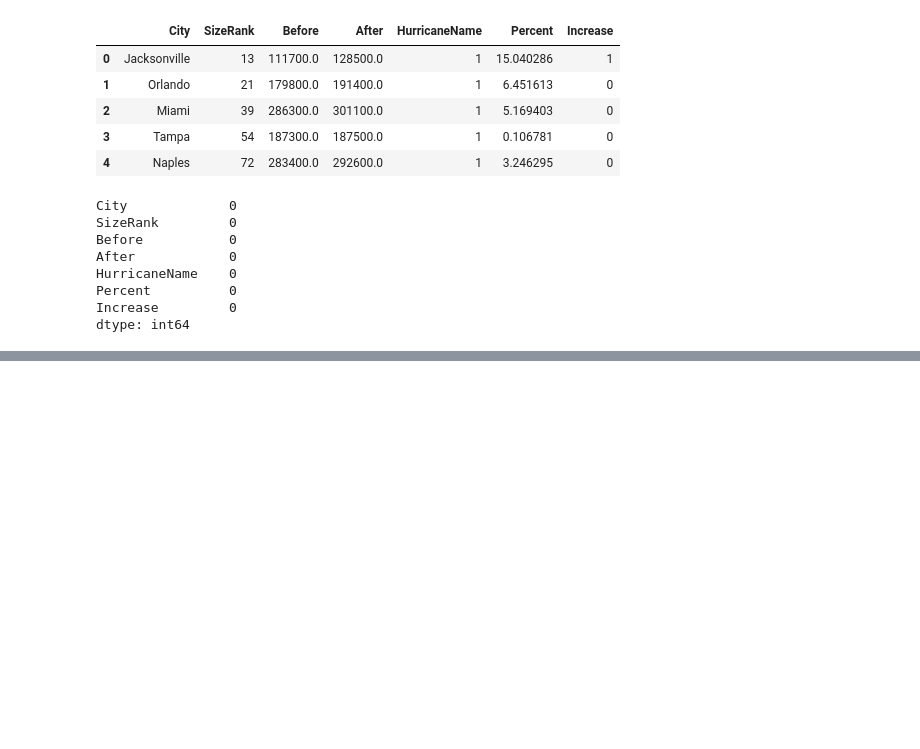
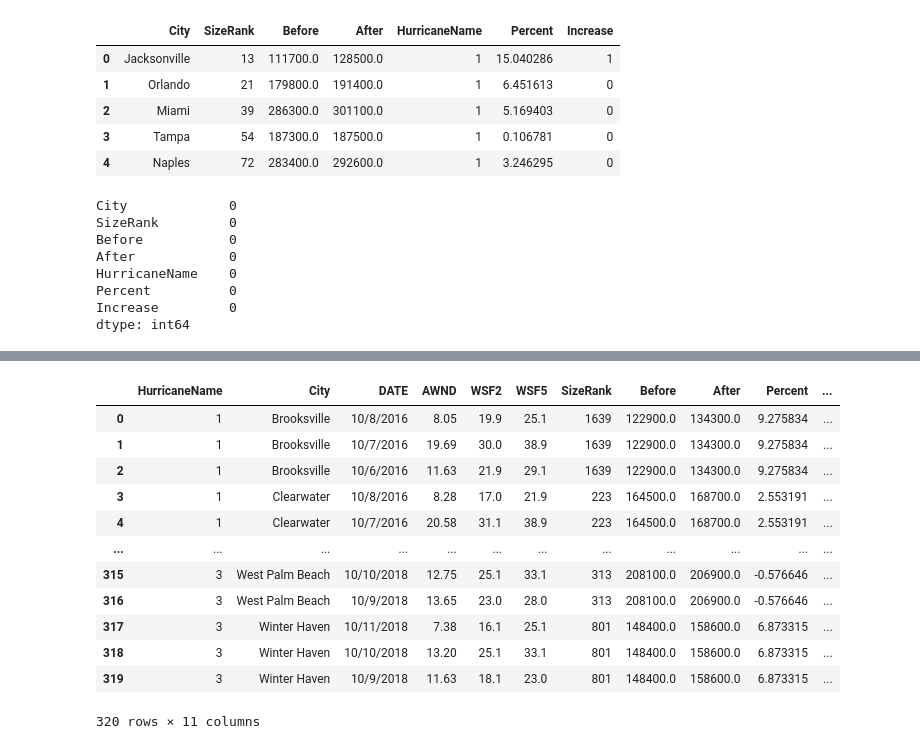
Before and after one commit to SSGrasland/Modeling-Hurricane-Impact-on-Florida-Real-Estate-Value-, a Jupyter notebook: HousingValueLogisticRegression.ipynb, the cells around one changed output, grey strips where cells are left out. Saved outputs shown, nothing was run; the diff lists cells and outputs as text; code cells hidden in the pictures; blank space fills up the shorter version.

```diff
--- a/HousingValueLogisticRegression.ipynb
+++ b/HousingValueLogisticRegression.ipynb
@@ -244,0 +164,5 @@ df
+# %%
+hurricane = pd.read_csv(r'data\hurricane.csv')
+housing =  pd.read_csv(r'data\housing.csv')
+# %%
+hurricane.set_index(['HurricaneName', 'City'], inplace = True)
@@ -244,0 +189,2 @@ df
+# %%
+housing.set_index(['HurricaneName', 'City'], inplace = True)
@@ -244,0 +231,3 @@ df
+# %%
+df = hurricane.join(housing, how='inner')
+df
@@ -244,0 +249,17 @@ df
+# %%
+df.reset_index(inplace = True)
+df
+# %% [output]
+|  | HurricaneName | City | DATE | AWND | WSF2 | WSF5 | SizeRank | Before | After | Percent | ... |
+| 0 | 1 | Brooksville | 10/8/2016 | 8.05 | 19.9 | 25.1 | 1639 | 122900.0 | 134300.0 | 9.275834 | ... |
+| 1 | 1 | Brooksville | 10/7/2016 | 19.69 | 30.0 | 38.9 | 1639 | 122900.0 | 134300.0 | 9.275834 | ... |
+| 2 | 1 | Brooksville | 10/6/2016 | 11.63 | 21.9 | 29.1 | 1639 | 122900.0 | 134300.0 | 9.275834 | ... |
+| 3 | 1 | Clearwater | 10/8/2016 | 8.28 | 17.0 | 21.9 | 223 | 164500.0 | 168700.0 | 2.553191 | ... |
+| 4 | 1 | Clearwater | 10/7/2016 | 20.58 | 31.1 | 38.9 | 223 | 164500.0 | 168700.0 | 2.553191 | ... |
+| ... | ... | ... | ... | ... | ... | ... | ... | ... | ... | ... | ... |
+| 315 | 3 | West Palm Beach | 10/10/2018 | 12.75 | 25.1 | 33.1 | 313 | 208100.0 | 206900.0 | -0.576646 | ... |
+| 316 | 3 | West Palm Beach | 10/9/2018 | 13.65 | 23.0 | 28.0 | 313 | 208100.0 | 206900.0 | -0.576646 | ... |
+| 317 | 3 | Winter Haven | 10/11/2018 | 7.38 | 16.1 | 25.1 | 801 | 148400.0 | 158600.0 | 6.873315 | ... |
+| 318 | 3 | Winter Haven | 10/10/2018 | 13.20 | 25.1 | 33.1 | 801 | 148400.0 | 158600.0 | 6.873315 | ... |
+| 319 | 3 | Winter Haven | 10/9/2018 | 11.63 | 18.1 | 23.0 | 801 | 148400.0 | 158600.0 | 6.873315 | ... |
+320 rows × 11 columns
```
Also changed, not shown: parts of 38 cells of this notebook, 2 other files.
